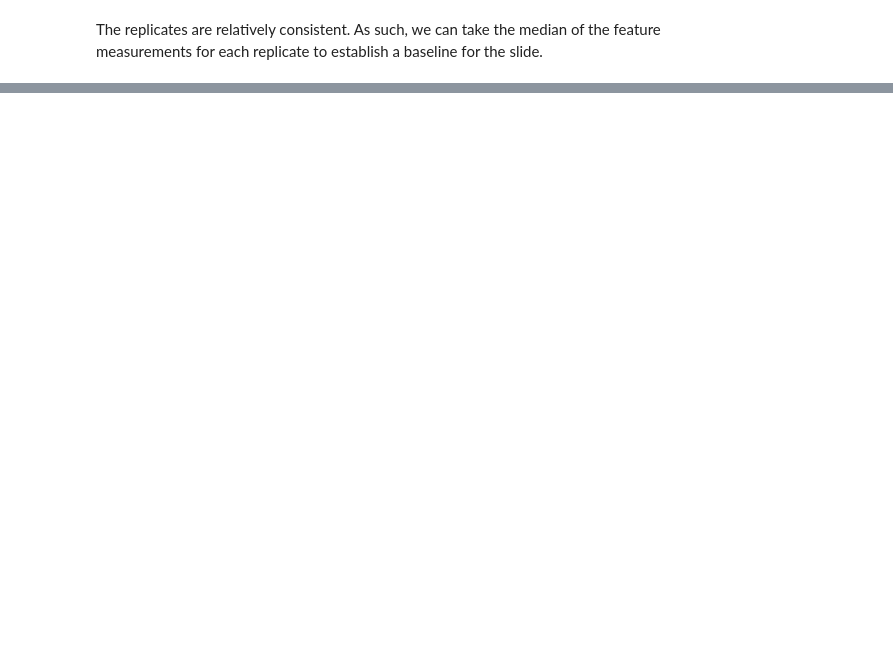
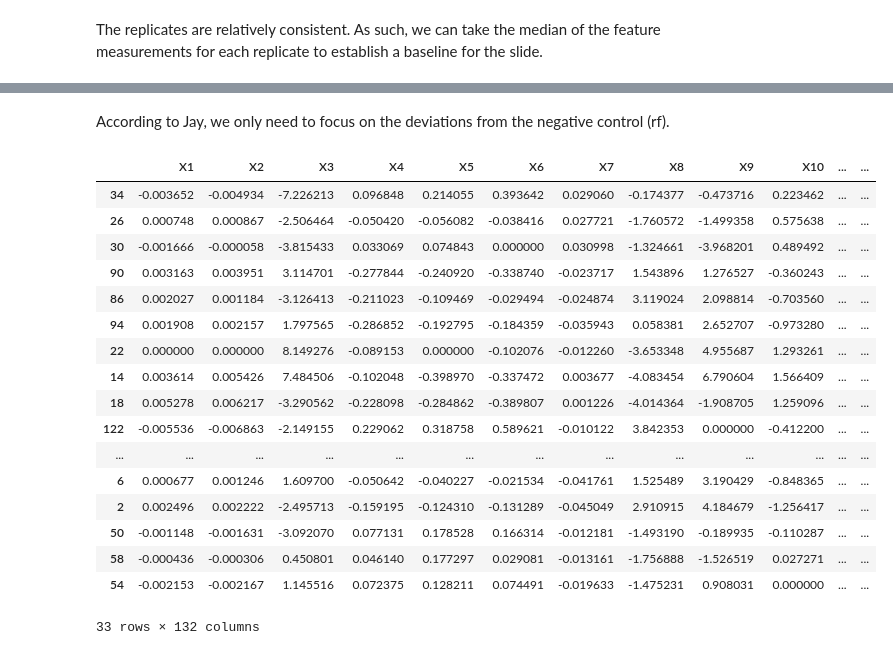
Before and after one commit to jonathanyin12/SDS425-GeneArray, a Jupyter notebook: analysis.ipynb, the cells around one changed output, grey strips where cells are left out. Drawn from its saved outputs; the diff is of its cells as text; code cells hidden in the pictures; blank space fills up the shorter version.

```diff
--- a/analysis.ipynb
+++ b/analysis.ipynb
@@ -490 +490,28 @@ Correction DataFrame (differences from median values):
 132 rows × 133 columns
+# %% [markdown]
+According to Jay, we only need to focus on the deviations from the negative control (rf).
+# %%
+correction_df = correction_df[correction_df["type"] == "rf"]
+# Drop the type column as it's no longer needed since we've filtered to only 'rf' type
+correction_df = correction_df.drop(columns=["type"])
+
+correction_df
+# %% [output]
+|  | X1 | X2 | X3 | X4 | X5 | X6 | X7 | X8 | X9 | X10 | ... | ... |
+| 34 | -0.003652 | -0.004934 | -7.226213 | 0.096848 | 0.214055 | 0.393642 | 0.029060 | -0.174377 | -0.473716 | 0.223462 | ... | ... |
+| 26 | 0.000748 | 0.000867 | -2.506464 | -0.050420 | -0.056082 | -0.038416 | 0.027721 | -1.760572 | -1.499358 | 0.575638 | ... | ... |
+| 30 | -0.001666 | -0.000058 | -3.815433 | 0.033069 | 0.074843 | 0.000000 | 0.030998 | -1.324661 | -3.968201 | 0.489492 | ... | ... |
+| 90 | 0.003163 | 0.003951 | 3.114701 | -0.277844 | -0.240920 | -0.338740 | -0.023717 | 1.543896 | 1.276527 | -0.360243 | ... | ... |
+| 86 | 0.002027 | 0.001184 | -3.126413 | -0.211023 | -0.109469 | -0.029494 | -0.024874 | 3.119024 | 2.098814 | -0.703560 | ... | ... |
+| 94 | 0.001908 | 0.002157 | 1.797565 | -0.286852 | -0.192795 | -0.184359 | -0.035943 | 0.058381 | 2.652707 | -0.973280 | ... | ... |
+| 22 | 0.000000 | 0.000000 | 8.149276 | -0.089153 | 0.000000 | -0.102076 | -0.012260 | -3.653348 | 4.955687 | 1.293261 | ... | ... |
+| 14 | 0.003614 | 0.005426 | 7.484506 | -0.102048 | -0.398970 | -0.337472 | 0.003677 | -4.083454 | 6.790604 | 1.566409 | ... | ... |
+| 18 | 0.005278 | 0.006217 | -3.290562 | -0.228098 | -0.284862 | -0.389807 | 0.001226 | -4.014364 | -1.908705 | 1.259096 | ... | ... |
+| 122 | -0.005536 | -0.006863 | -2.149155 | 0.229062 | 0.318758 | 0.589621 | -0.010122 | 3.842353 | 0.000000 | -0.412200 | ... | ... |
+| ... | ... | ... | ... | ... | ... | ... | ... | ... | ... | ... | ... | ... |
+| 6 | 0.000677 | 0.001246 | 1.609700 | -0.050642 | -0.040227 | -0.021534 | -0.041761 | 1.525489 | 3.190429 | -0.848365 | ... | ... |
+| 2 | 0.002496 | 0.002222 | -2.495713 | -0.159195 | -0.124310 | -0.131289 | -0.045049 | 2.910915 | 4.184679 | -1.256417 | ... | ... |
+| 50 | -0.001148 | -0.001631 | -3.092070 | 0.077131 | 0.178528 | 0.166314 | -0.012181 | -1.493190 | -0.189935 | -0.110287 | ... | ... |
+| 58 | -0.000436 | -0.000306 | 0.450801 | 0.046140 | 0.177297 | 0.029081 | -0.013161 | -1.756888 | -1.526519 | 0.027271 | ... | ... |
+| 54 | -0.002153 | -0.002167 | 1.145516 | 0.072375 | 0.128211 | 0.074491 | -0.019633 | -1.475231 | 0.908031 | 0.000000 | ... | ... |
+33 rows × 132 columns
```
Also changed, not shown: parts of 9 cells of this notebook, 34 other files.
